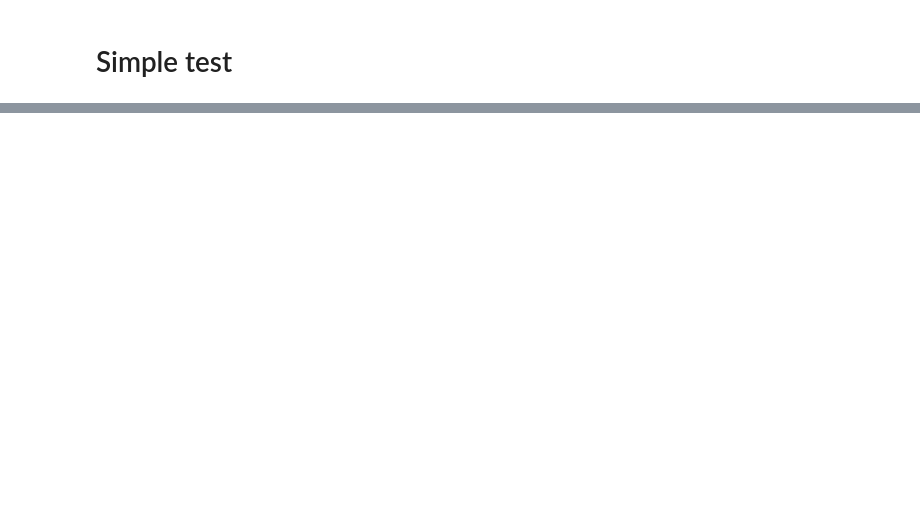
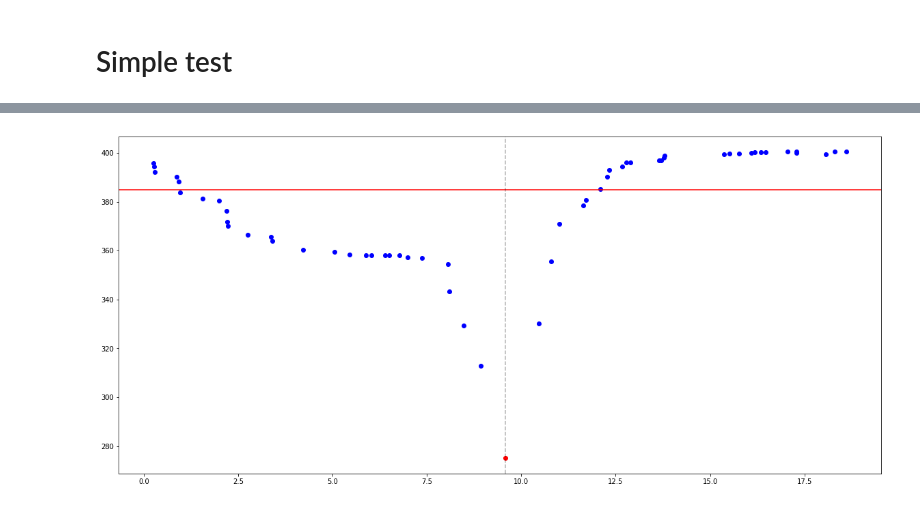
Before and after one commit to Ezibenroc/pycewise, a Jupyter notebook: demo.ipynb, the cells around one changed output, grey strips where cells are left out. Cells and saved outputs as stored; diff of their text form; code cells hidden in the pictures; blank space fills up the shorter version.

```diff
--- a/demo.ipynb
+++ b/demo.ipynb
@@ -39,0 +41,4 @@ plot_dataset(dataset)
+# %%
+reg.left.plot_error()
+# %% [output]
+[figure, added]
```
Also changed, not shown: parts of 20 cells of this notebook, 2 other files.
